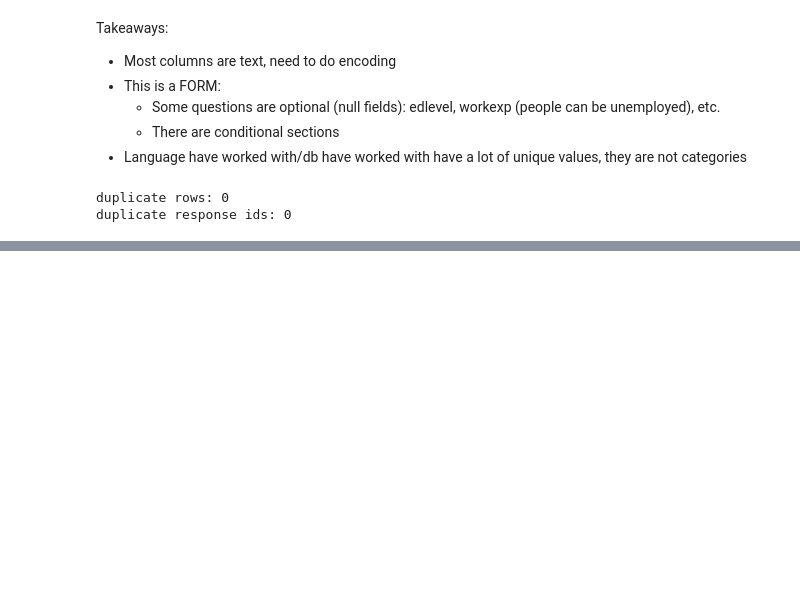
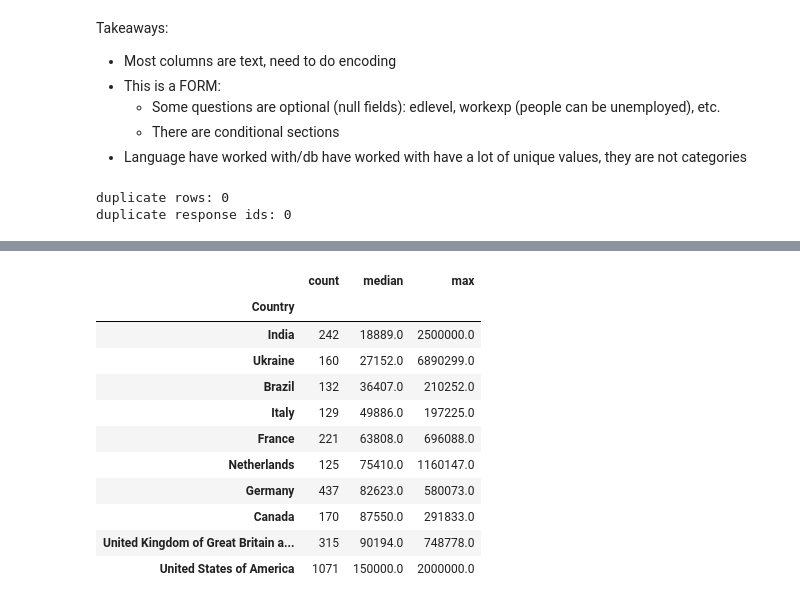
Before and after one commit to ang9009/26f-data-member-challenge, a Jupyter notebook: main.ipynb, the cells around one changed output, grey strips where cells are left out. Drawn from its saved outputs; the diff is of its cells as text; code cells hidden in the pictures; blank space fills up the shorter version.

```diff
--- a/main.ipynb
+++ b/main.ipynb
@@ -91,0 +204,20 @@ duplicate response ids: 0
+# %%
+# Does country carry salary signal, and how much?
+top = df.Country.value_counts().head(10).index
+(df[df.Country.isin(top)]
+   .groupby('Country')['annual_salary_usd']
+   .agg(['count', 'median', 'max']).round(0)
+   .sort_values('median'))
+# %% [output]
+|  | count | median | max |
+| Country |  |  |  |
+| India | 242 | 18889.0 | 2500000.0 |
+| Ukraine | 160 | 27152.0 | 6890299.0 |
+| Brazil | 132 | 36407.0 | 210252.0 |
+| Italy | 129 | 49886.0 | 197225.0 |
+| France | 221 | 63808.0 | 696088.0 |
+| Netherlands | 125 | 75410.0 | 1160147.0 |
+| Germany | 437 | 82623.0 | 580073.0 |
+| Canada | 170 | 87550.0 | 291833.0 |
+| United Kingdom of Great Britain a... | 315 | 90194.0 | 748778.0 |
+| United States of America | 1071 | 150000.0 | 2000000.0 |
```
Also changed, not shown: parts of 46 cells of this notebook, 1 other file.
